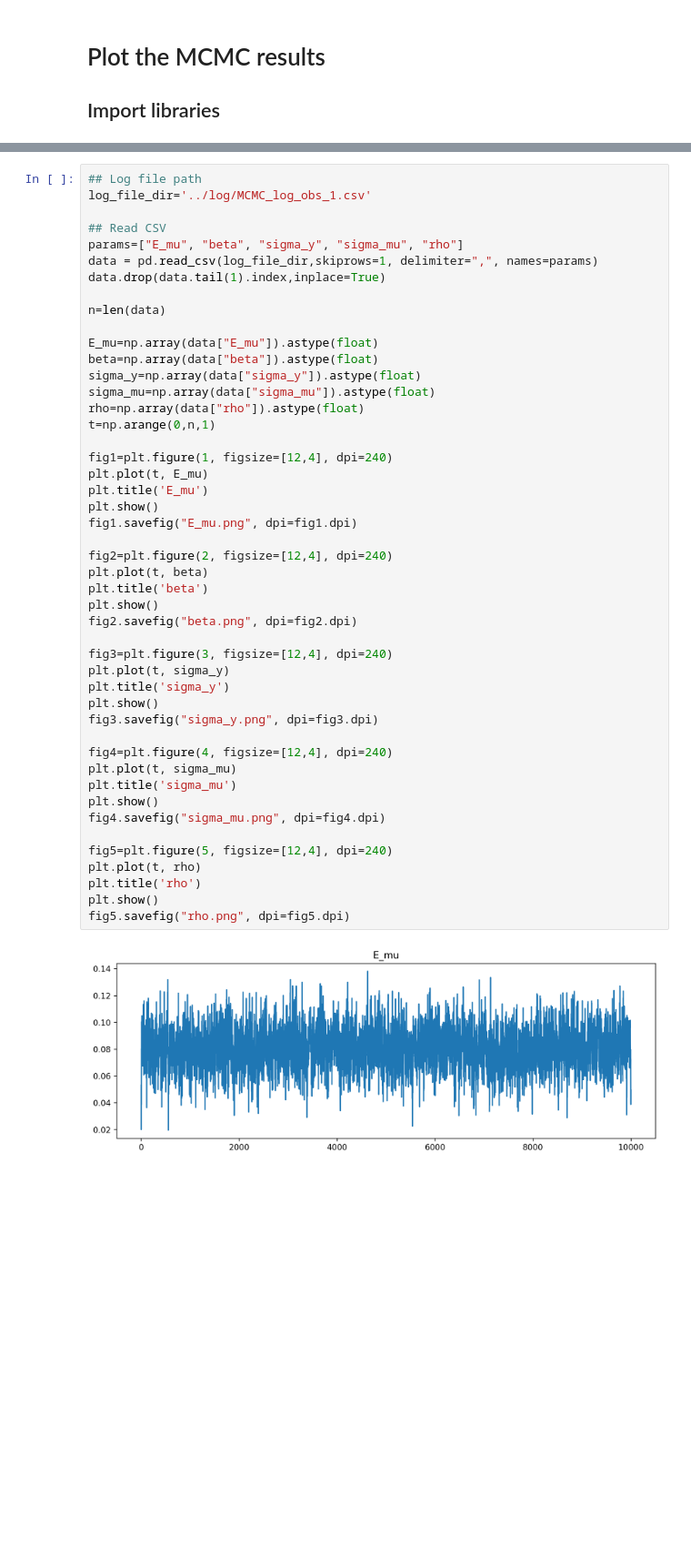
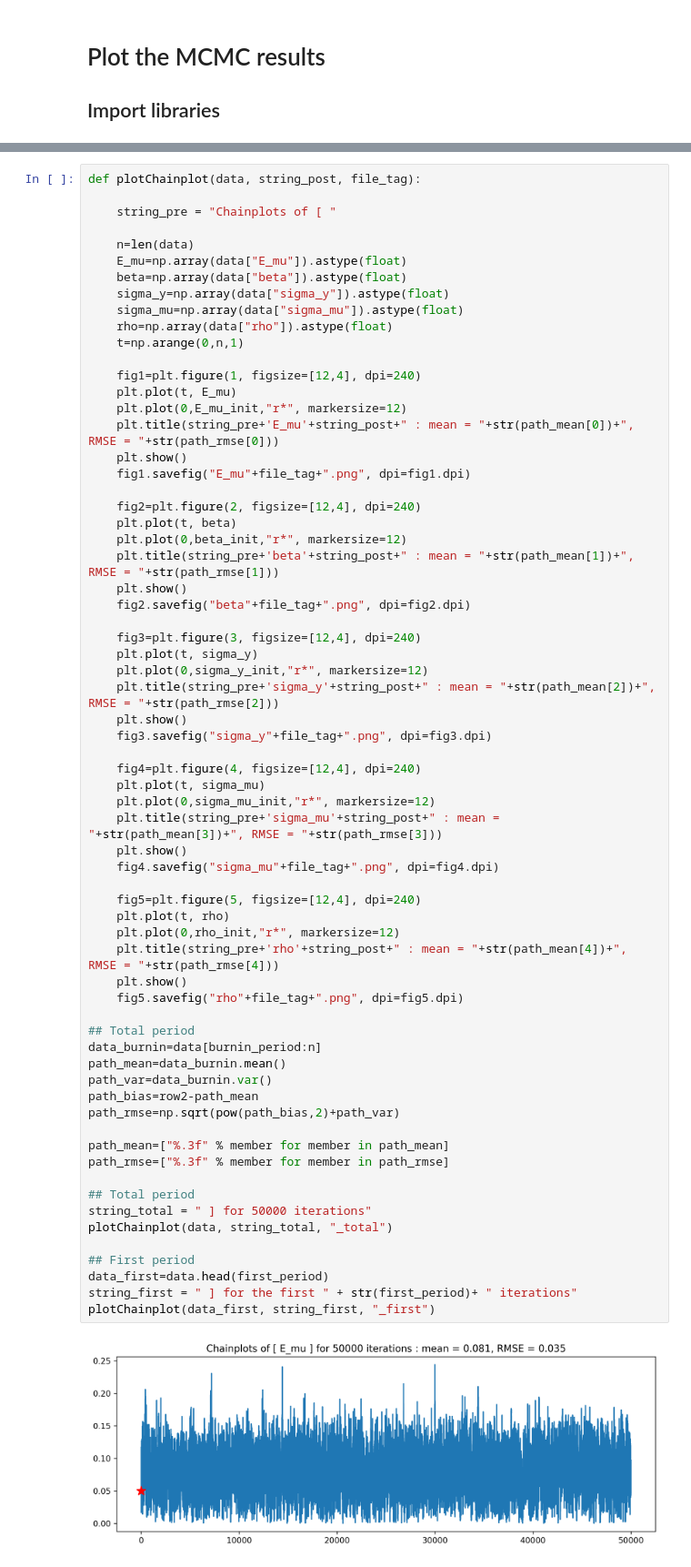
Before and after one commit to minsung-jang/ReturnDynamicsMCMC, a Jupyter notebook: plot_script/plot_script.ipynb, the cells around one changed output, grey strips where cells are left out. Shown at 91% size. Cells and saved outputs as stored; diff of their text form; blank space fills up the shorter version.

Commit message:
Revise the minor issues in the code and implement the MCMC for multiple path
Signed-off-by: Minsung Jang <msjang@iastate.edu>

```diff
--- a/plot_script/plot_script.ipynb
+++ b/plot_script/plot_script.ipynb
@@ -12,49 +106,68 @@ import matplotlib.pyplot as plt
 # %%
-## Log file path
-log_file_dir='../log/MCMC_log_obs_1.csv'
+def plotChainplot(data, string_post, file_tag):
 
-## Read CSV
-params=["E_mu", "beta", "sigma_y", "sigma_mu", "rho"]
-data = pd.read_csv(log_file_dir,skiprows=1, delimiter=",", names=params)
-data.drop(data.tail(1).index,inplace=True)
+    string_pre = "Chainplots of [ "
 
-n=len(data)
+    n=len(data)
+    E_mu=np.array(data["E_mu"]).astype(float)
+    beta=np.array(data["beta"]).astype(float)
+    sigma_y=np.array(data["sigma_y"]).astype(float)
+    sigma_mu=np.array(data["sigma_mu"]).astype(float)
+    rho=np.array(data["rho"]).astype(float)
+    t=np.arange(0,n,1)
 
-E_mu=np.array(data["E_mu"]).astype(float)
-beta=np.array(data["beta"]).astype(float)
-sigma_y=np.array(data["sigma_y"]).astype(float)
-sigma_mu=np.array(data["sigma_mu"]).astype(float)
-rho=np.array(data["rho"]).astype(float)
-t=np.arange(0,n,1)
+    fig1=plt.figure(1, figsize=[12,4], dpi=240)
+    plt.plot(t, E_mu)
+    plt.plot(0,E_mu_init,"r*", markersize=12)
+    plt.title(string_pre+'E_mu'+string_post+" : mean = "+str(path_mean[0])+", RMSE = "+str(path_rmse[0]))
+    plt.show()
+    fig1.savefig("E_mu"+file_tag+".png", dpi=fig1.dpi)
 
-fig1=plt.figure(1, figsize=[12,4], dpi=240)
-plt.plot(t, E_mu)
-plt.title('E_mu')
-plt.show()
-fig1.savefig("E_mu.png", dpi=fig1.dpi)
+    fig2=plt.figure(2, figsize=[12,4], dpi=240)
+    plt.plot(t, beta)
+    plt.plot(0,beta_init,"r*", markersize=12)
+    plt.title(string_pre+'beta'+string_post+" : mean = "+str(path_mean[1])+", RMSE = "+str(path_rmse[1]))
+    plt.show()
+    fig2.savefig("beta"+file_tag+".png", dpi=fig2.dpi)
 
-fig2=plt.figure(2, figsize=[12,4], dpi=240)
-plt.plot(t, beta)
-plt.title('beta')
-plt.show()
-fig2.savefig("beta.png", dpi=fig2.dpi)
+    fig3=plt.figure(3, figsize=[12,4], dpi=240)
+    plt.plot(t, sigma_y)
+    plt.plot(0,sigma_y_init,"r*", markersize=12)
+    plt.title(string_pre+'sigma_y'+string_post+" : mean = "+str(path_mean[2])+", RMSE = "+str(path_rmse[2]))
+    plt.show()
+    fig3.savefig("sigma_y"+file_tag+".png", dpi=fig3.dpi)
 
-fig3=plt.figure(3, figsize=[12,4], dpi=240)
-plt.plot(t, sigma_y)
-plt.title('sigma_y')
-plt.show()
-fig3.savefig("sigma_y.png", dpi=fig3.dpi)
+    fig4=plt.figure(4, figsize=[12,4], dpi=240)
+    plt.plot(t, sigma_mu)
+    plt.plot(0,sigma_mu_init,"r*", markersize=12)
+    plt.title(string_pre+'sigma_mu'+string_post+" : mean = "+str(path_mean[3])+", RMSE = "+str(path_rmse[3]))
+    plt.show()
+    fig4.savefig("sigma_mu"+file_tag+".png", dpi=fig4.dpi)
 
-fig4=plt.figure(4, figsize=[12,4], dpi=240)
-plt.plot(t, sigma_mu)
-plt.title('sigma_mu')
-plt.show()
-fig4.savefig("sigma_mu.png", dpi=fig4.dpi)
+    fig5=plt.figure(5, figsize=[12,4], dpi=240)
+    plt.plot(t, rho)
+    plt.plot(0,rho_init,"r*", markersize=12)
+    plt.title(string_pre+'rho'+string_post+" : mean = "+str(path_mean[4])+", RMSE = "+str(path_rmse[4]))
+    plt.show()
+    fig5.savefig("rho"+file_tag+".png", dpi=fig5.dpi)
 
-fig5=plt.figure(5, figsize=[12,4], dpi=240)
-plt.plot(t, rho)
-plt.title('rho')
-plt.show()
-fig5.savefig("rho.png", dpi=fig5.dpi)
+## Total period
+data_burnin=data[burnin_period:n]
+path_mean=data_burnin.mean()
+path_var=data_burnin.var()
+path_bias=row2-path_mean
+path_rmse=np.sqrt(pow(path_bias,2)+path_var)
+
+path_mean=["%.3f" % member for member in path_mean]
+path_rmse=["%.3f" % member for member in path_rmse]
+
+## Total period
+string_total = " ] for 50000 iterations"
+plotChainplot(data, string_total, "_total")
+
+## First period
+data_first=data.head(first_period)
+string_first = " ] for the first " + str(first_period)+ " iterations"
+plotChainplot(data_first, string_first, "_first")
 # %% [output]
-[figure, old version]
+[figure, new version]
```
Also changed, not shown: parts of 9 cells of this notebook, 40 other files.
